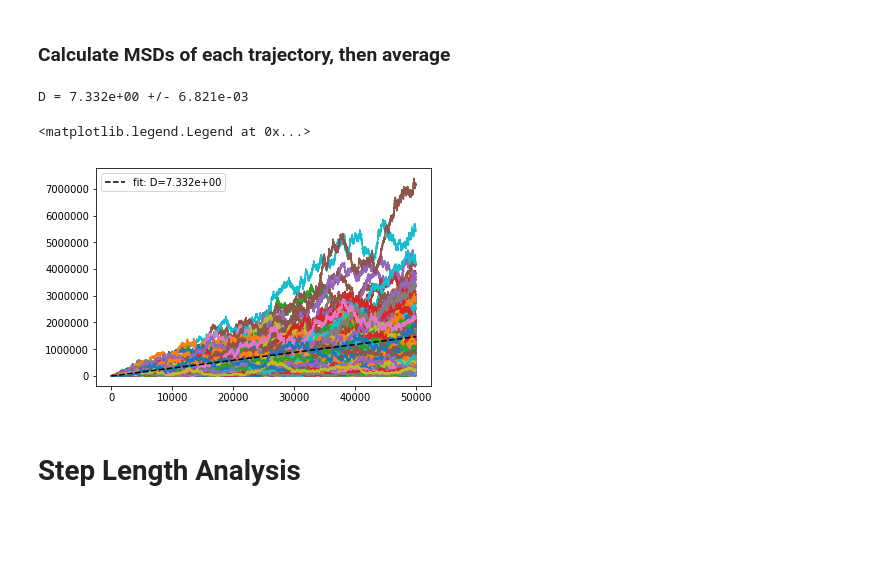
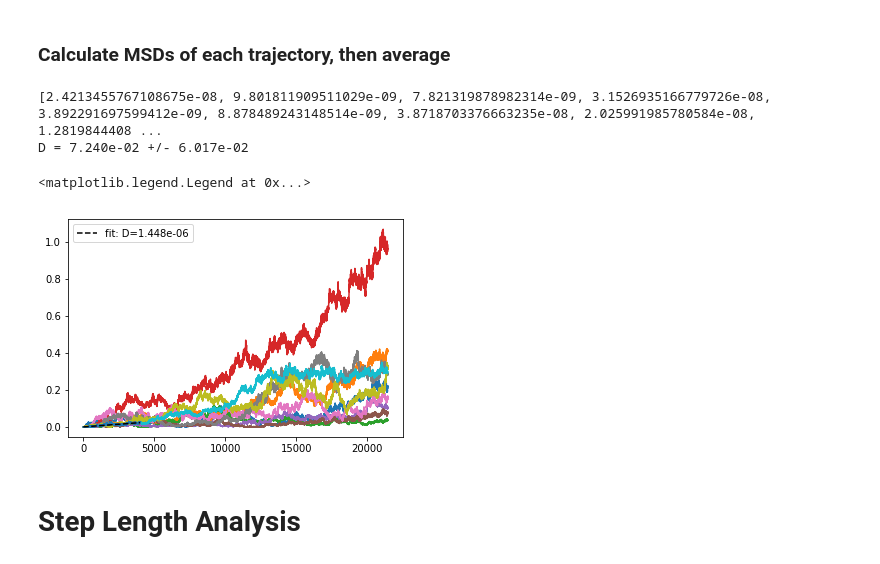
Before and after one commit to jdrusso/virtual-fcs, a Jupyter notebook: MSD Analysis.ipynb, the cells around one changed output. Saved outputs shown, nothing was run; the diff lists cells and outputs as text; code cells hidden in the pictures; blank space fills up the shorter version.

```diff
--- a/MSD Analysis.ipynb
+++ b/MSD Analysis.ipynb
@@ -41,7 +41,7 @@ Imported 25099 timesteps of data. (10 of 10)
 # %%
 import pickle
-# traj = pickle.load(open('/home/jd/phd/virtual_fcs/D15.pkl', 'rb'))
-traj = pickle.load(open('/home/jd/phd/virtual_fcs/D4.pkl', 'rb'))
+traj = pickle.load(open('/home/jrusso/D152.pkl', 'rb'))
+# traj = pickle.load(open('/home/jd/phd/virtual_fcs/D4.pkl', 'rb'))
 pxs = traj.xyz[:,:,0].T
 pys = traj.xyz[:,:,1].T
 # %%
@@ -173,12 +173,15 @@ def calc_msd(t, D):
 # %%
 phase = LO
 
-# traj = np.mean(MSDs[phase], axis=0)
-traj = p_avg
+traj = np.mean(MSDs[phase], axis=0)[0:6000]
+std = np.std(MSDs[phase], axis=0)[0:6000]
+# traj = p_avg[:50000]
 
 
 _t = np.arange(1E-8, len(traj))
 _r = traj
 
-popt, pcov = curve_fit(calc_msd, _t, _r, p0=(1))
+popt, pcov = curve_fit(calc_msd, _t, _r, p0=(1), sigma=std, absolute_sigma=True)
 perr = np.sqrt(np.diag(pcov))
+
+print(perr)
@@ -199,37 +210,39 @@ D = 3.893e+00 +/- 3.350e-04
 # %%
 Ds = []
 errs = []
 
-# for traj in MSDs[phase]:
-for traj in pMSDs:
+for traj in MSDs[LO]:
+# for traj in pMSDs:
 
-    _t = np.arange(1E-8, len(traj))
-    _r = traj
+    _t = np.arange(1E-8, len(traj))[:4000]
+    _r = traj[:4000]
 
     popt, pcov = curve_fit(calc_msd, _t, _r, p0=(1))
     perr = np.sqrt(np.diag(pcov))
 
     Ds.append((popt[0]))
     errs.append((perr[0]))
 #     Ds.append((popt[0], popt[1]))
 #     errs.append((perr[0], perr[1]))
 
     plt.plot(traj)
 
-# print(Ds)
-# print(errs)
+print(errs)
+D = popt[0]*(1e6/20)
+D_err = D * np.std(Ds) / np.mean(Ds)
 
-print('D = %5.3e +/- %5.3e' % (popt[0], perr[0]))
+print('D = %5.3e +/- %5.3e' % (D, D_err))
 # print('a = %5.3e +/- %5.3e' % (popt[1], perr[1]))
 
 plt.plot(_r)
 # plt.plot(_t, msd(_t, *popt), 'g--', label='fit: D=%5.3e, a=%5.3f' % tuple(popt))
 plt.plot(_t, calc_msd(_t, *popt), 'k--', label='fit: D=%5.3e' % tuple(popt))
 plt.legend()
 # %% [output]
-D = 7.332e+00 +/- 6.821e-03
+[2.4213455767108675e-08, 9.801811909511029e-09, 7.821319878982314e-09, 3.1526935166779726e-08, 3.892291697599412e-09, 8.878489243148514e-09, 3.8718703376663235e-08, 2.025991985780584e-08, 1.2819844408 ...
+D = 7.240e-02 +/- 6.017e-02
 <matplotlib.legend.Legend at 0x...>
-[figure, old version]
+[figure, new version]
 # %% [markdown]
 # Step Length Analysis
 # %% [markdown]
```
Also changed, not shown: parts of 17 cells of this notebook, 4 other files.
